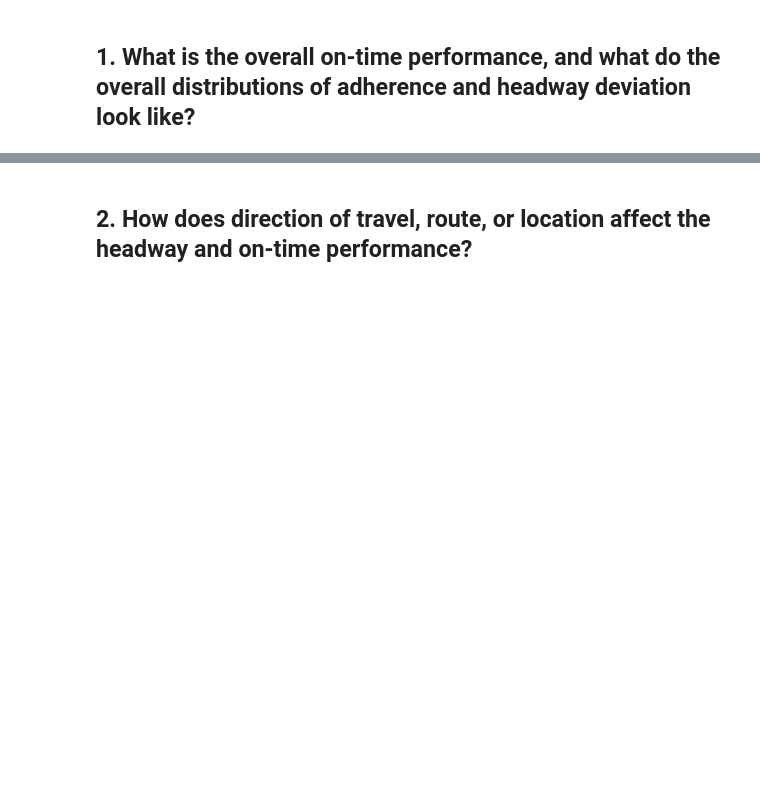
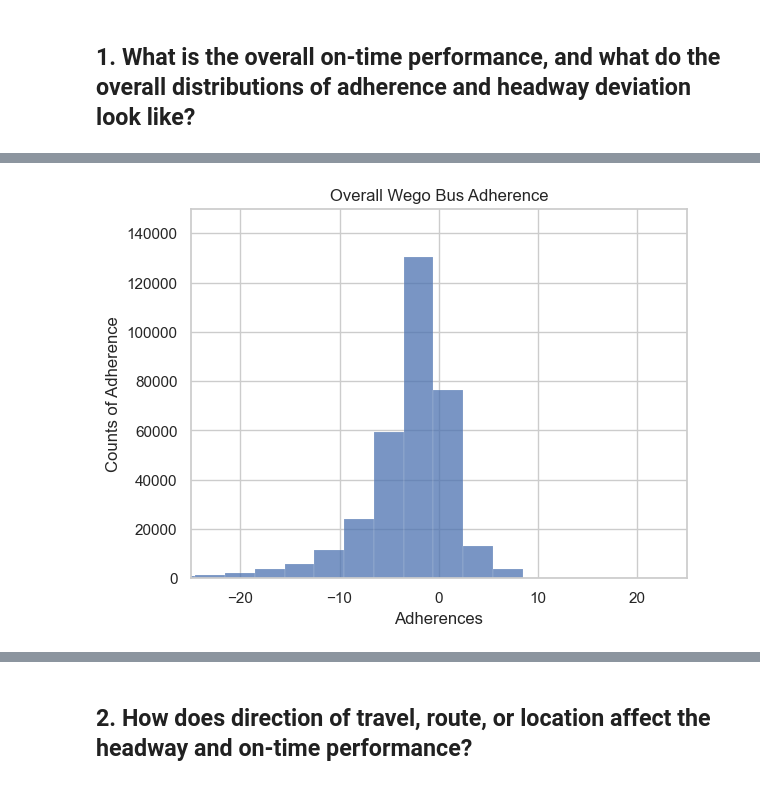
Before and after one commit to NSS-Data-Analytics-Cohort-11/wego-new-california-republic, a Jupyter notebook: notebooks/DA11 New California Republic Wego Project.ipynb, the cells around one changed output, grey strips where cells are left out. Cells and saved outputs as stored; diff of their text form; code cells hidden in the pictures; blank space fills up the shorter version.

```diff
--- a/notebooks/DA11 New California Republic Wego Project.ipynb
+++ b/notebooks/DA11 New California Republic Wego Project.ipynb
@@ -71,0 +114,5 @@ SERVICE_ABBR
+# %%
+#Removing rows with PREV_SCHED_STOP_CANCELLED equal to 1.0
+no_sched_stop = wegodf.query('`PREV_SCHED_STOP_CANCELLED` == 1.0')
+no_sched_stop = wegodf[~(wegodf['PREV_SCHED_STOP_CANCELLED'] ==1.0)]
+no_sched_stop
@@ -84,3 +145,15 @@ plt.show()
+# %%
+#Overall distribution of adherence with previously scheduled stops removed
+sns.set_theme(style="whitegrid")
+sns.histplot(data=no_sched_stop, x="ADHERENCE", binwidth=3)
+plt.ylim(0, 150000)
+plt.xlim(-25, 25)
+plt.xlabel("Adherences")
+plt.ylabel("Counts of Adherence")
+plt.title("Overall Wego Bus Adherence")
+plt.show()
+# %% [output]
+[figure, added]
 # %%
 #Overall distribution of headway deviation
 sns.set_theme(style="darkgrid")
```
Also changed, not shown: parts of 12 cells of this notebook.
